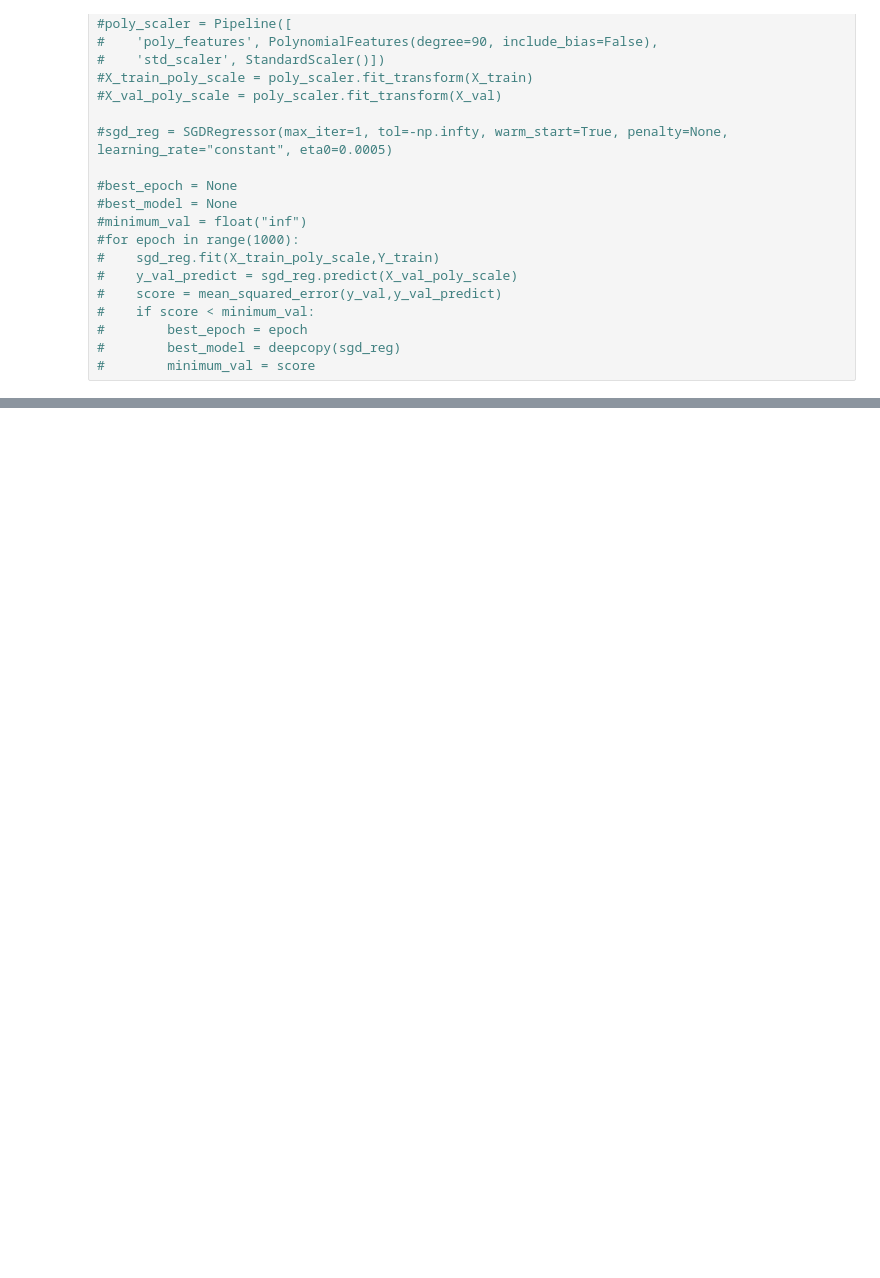
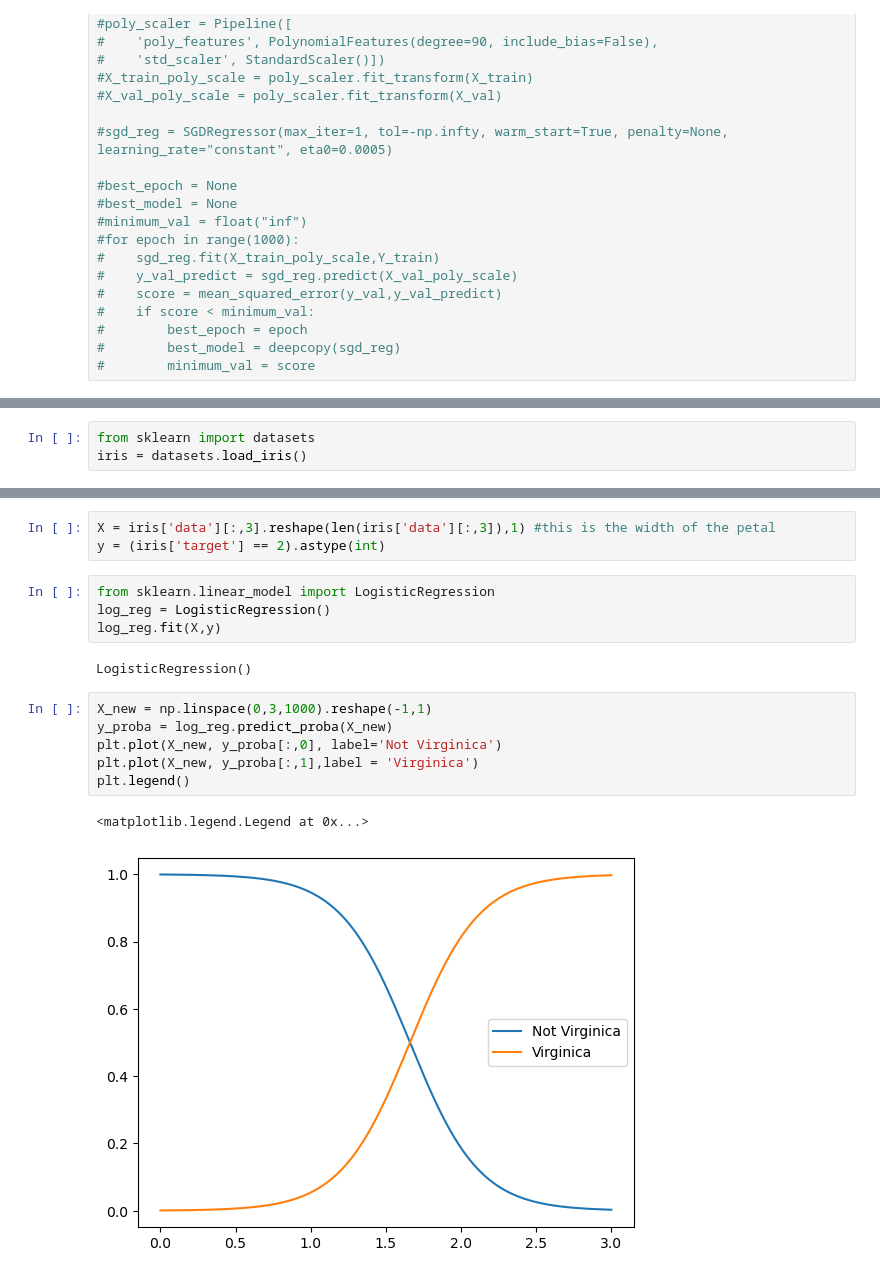
Before and after one commit to danigallart/ModelsDS, a Jupyter notebook: Models.ipynb, the cells around one changed output, grey strips where cells are left out. Saved outputs shown, nothing was run; the diff lists cells and outputs as text; blank space fills up the shorter version.

Commit message:
Added the iris database with logistic regression

```diff
--- a/Models.ipynb
+++ b/Models.ipynb
@@ -234,0 +237,3 @@ plt.plot([-3,3],[elastic_reg.intercept_+elastic_reg.coef_*-3,elastic_reg.interce
+# %%
+from sklearn import datasets
+iris = datasets.load_iris()
@@ -234,0 +251,18 @@ plt.plot([-3,3],[elastic_reg.intercept_+elastic_reg.coef_*-3,elastic_reg.interce
+# %%
+X = iris['data'][:,3].reshape(len(iris['data'][:,3]),1) #this is the width of the petal
+y = (iris['target'] == 2).astype(int)
+# %%
+from sklearn.linear_model import LogisticRegression
+log_reg = LogisticRegression()
+log_reg.fit(X,y)
+# %% [output]
+LogisticRegression()
+# %%
+X_new = np.linspace(0,3,1000).reshape(-1,1)
+y_proba = log_reg.predict_proba(X_new)
+plt.plot(X_new, y_proba[:,0], label='Not Virginica')
+plt.plot(X_new, y_proba[:,1],label = 'Virginica')
+plt.legend()
+# %% [output]
+<matplotlib.legend.Legend at 0x...>
+[figure, added]
```
Also changed, not shown: parts of 23 cells of this notebook.
